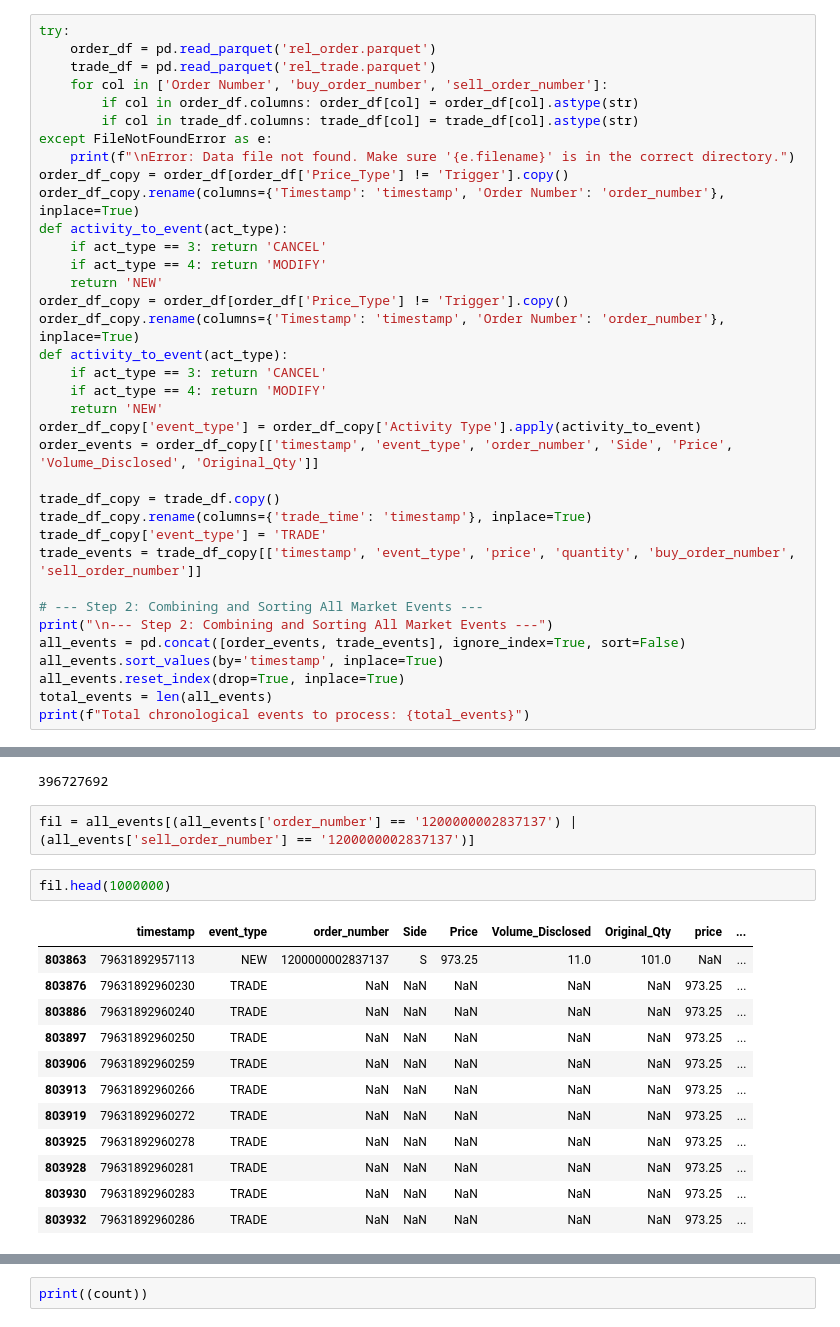
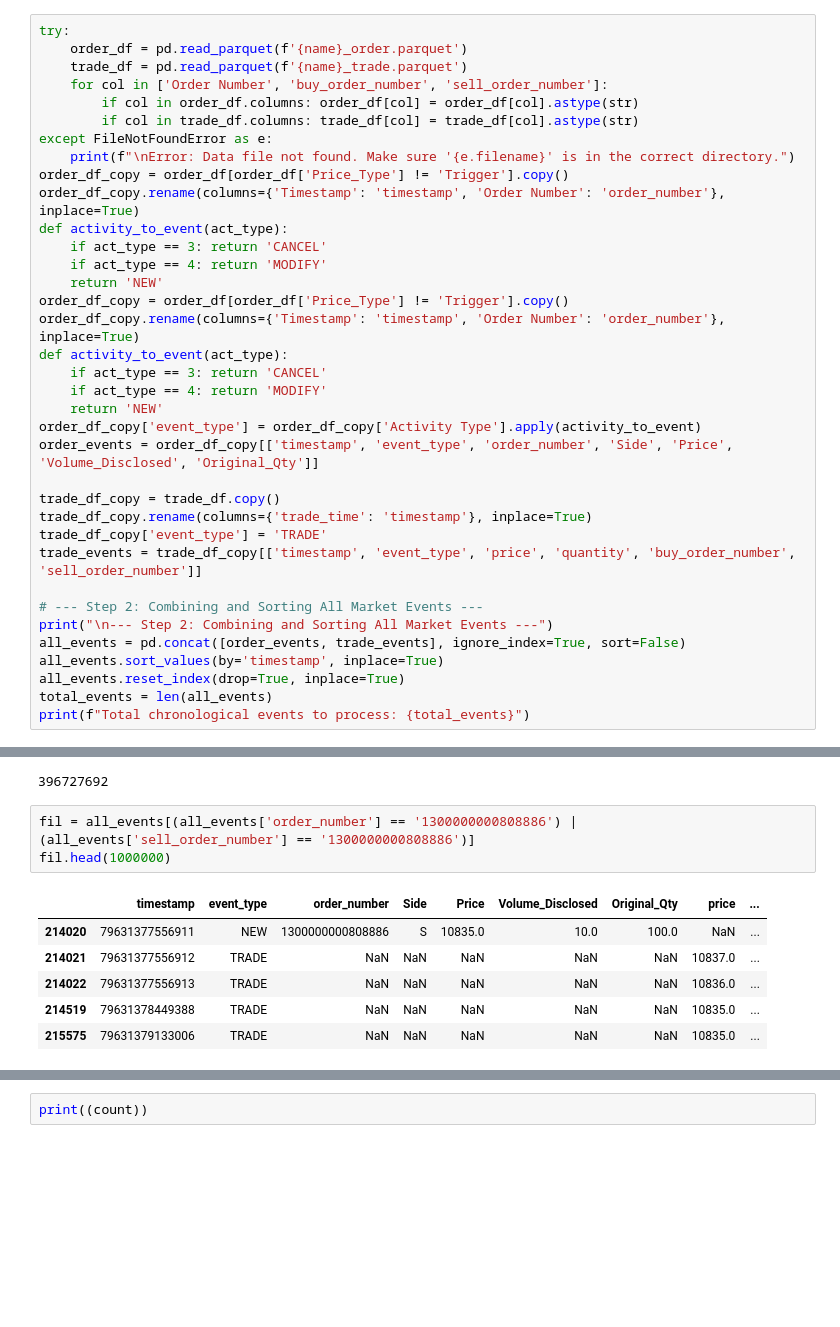
Before and after one commit to utkarshpawan/liquidity-and-volatility-market-microstructure, a Jupyter notebook: quote_data_gen.ipynb, the cells around one changed output, grey strips where cells are left out. Cells and saved outputs as stored; diff of their text form; blank space fills up the shorter version.

Commit message:
modified quote_data_gen to handle vague orders

```diff
--- a/quote_data_gen.ipynb
+++ b/quote_data_gen.ipynb
@@ -197,7 +232,7 @@ len(dff)
 # %%
 try:
-    order_df = pd.read_parquet('rel_order.parquet')
-    trade_df = pd.read_parquet('rel_trade.parquet')
+    order_df = pd.read_parquet(f'{name}_order.parquet')
+    trade_df = pd.read_parquet(f'{name}_trade.parquet')
     for col in ['Order Number', 'buy_order_number', 'sell_order_number']:
         if col in order_df.columns: order_df[col] = order_df[col].astype(str)
         if col in trade_df.columns: trade_df[col] = trade_df[col].astype(str)
@@ -241,20 +272,13 @@ SyntaxError: incomplete input (4194761225.py, line 1)
 print((int(all_events.iloc[40000]['timestamp']) - int(all_events.iloc[0]['timestamp'])))
 # %% [output]
 396727692
-# %%
-fil = all_events[(all_events['order_number'] == '1200000002837137') | (all_events['sell_order_number'] == '1200000002837137')]
 # %%
+fil = all_events[(all_events['order_number'] == '1300000000808886') | (all_events['sell_order_number'] == '1300000000808886')]
 fil.head(1000000)
 # %% [output]
 |  | timestamp | event_type | order_number | Side | Price | Volume_Disclosed | Original_Qty | price | ... |
-| 803863 | 79631892957113 | NEW | 1200000002837137 | S | 973.25 | 11.0 | 101.0 | NaN | ... |
-| 803876 | 79631892960230 | TRADE | NaN | NaN | NaN | NaN | NaN | 973.25 | ... |
-| 803886 | 79631892960240 | TRADE | NaN | NaN | NaN | NaN | NaN | 973.25 | ... |
-| 803897 | 79631892960250 | TRADE | NaN | NaN | NaN | NaN | NaN | 973.25 | ... |
-| 803906 | 79631892960259 | TRADE | NaN | NaN | NaN | NaN | NaN | 973.25 | ... |
-| 803913 | 79631892960266 | TRADE | NaN | NaN | NaN | NaN | NaN | 973.25 | ... |
-| 803919 | 79631892960272 | TRADE | NaN | NaN | NaN | NaN | NaN | 973.25 | ... |
-| 803925 | 79631892960278 | TRADE | NaN | NaN | NaN | NaN | NaN | 973.25 | ... |
-| 803928 | 79631892960281 | TRADE | NaN | NaN | NaN | NaN | NaN | 973.25 | ... |
-| 803930 | 79631892960283 | TRADE | NaN | NaN | NaN | NaN | NaN | 973.25 | ... |
-| 803932 | 79631892960286 | TRADE | NaN | NaN | NaN | NaN | NaN | 973.25 | ... |
+| 214020 | 79631377556911 | NEW | 1300000000808886 | S | 10835.0 | 10.0 | 100.0 | NaN | ... |
+| 214021 | 79631377556912 | TRADE | NaN | NaN | NaN | NaN | NaN | 10837.0 | ... |
+| 214022 | 79631377556913 | TRADE | NaN | NaN | NaN | NaN | NaN | 10836.0 | ... |
+| 214519 | 79631378449388 | TRADE | NaN | NaN | NaN | NaN | NaN | 10835.0 | ... |
+| 215575 | 79631379133006 | TRADE | NaN | NaN | NaN | NaN | NaN | 10835.0 | ... |
```
Also changed, not shown: parts of 32 cells of this notebook.
